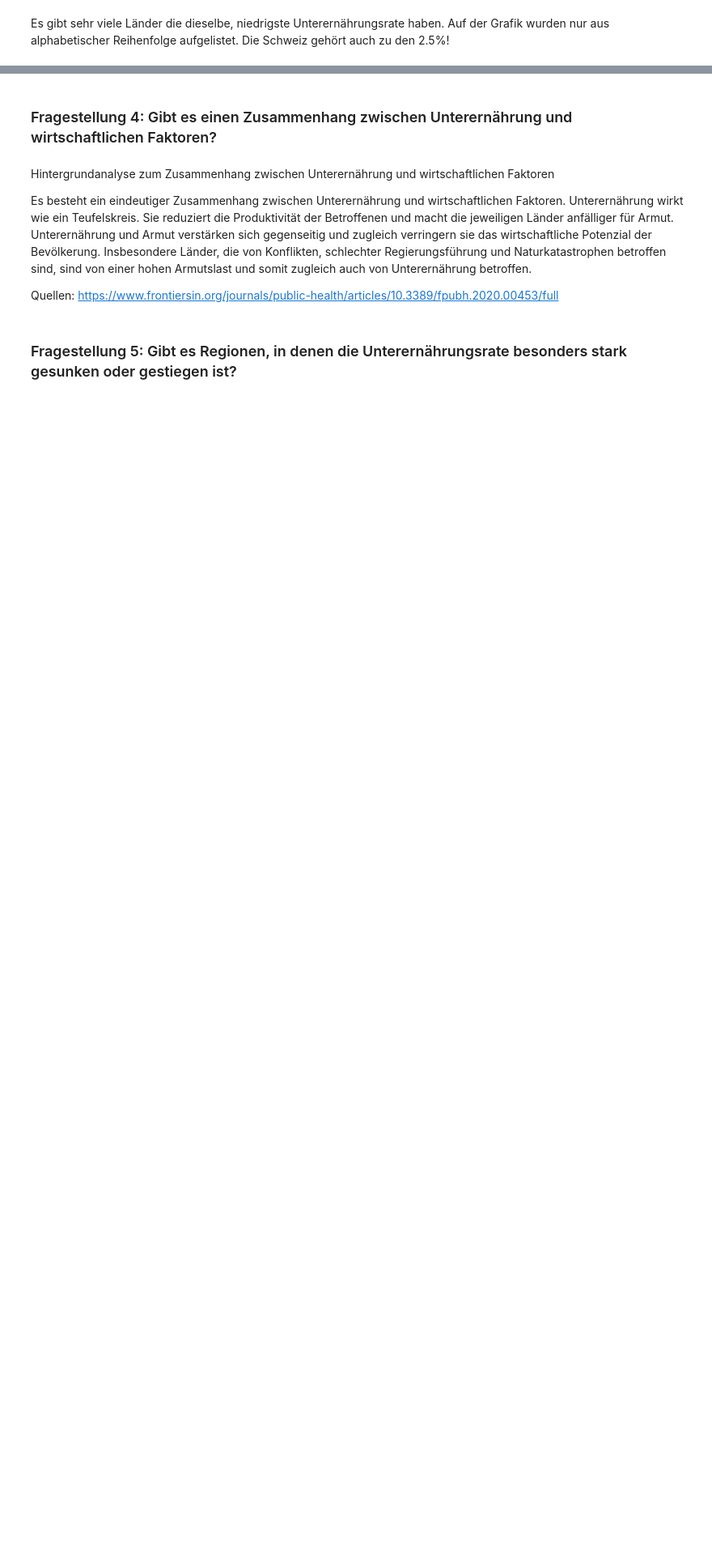
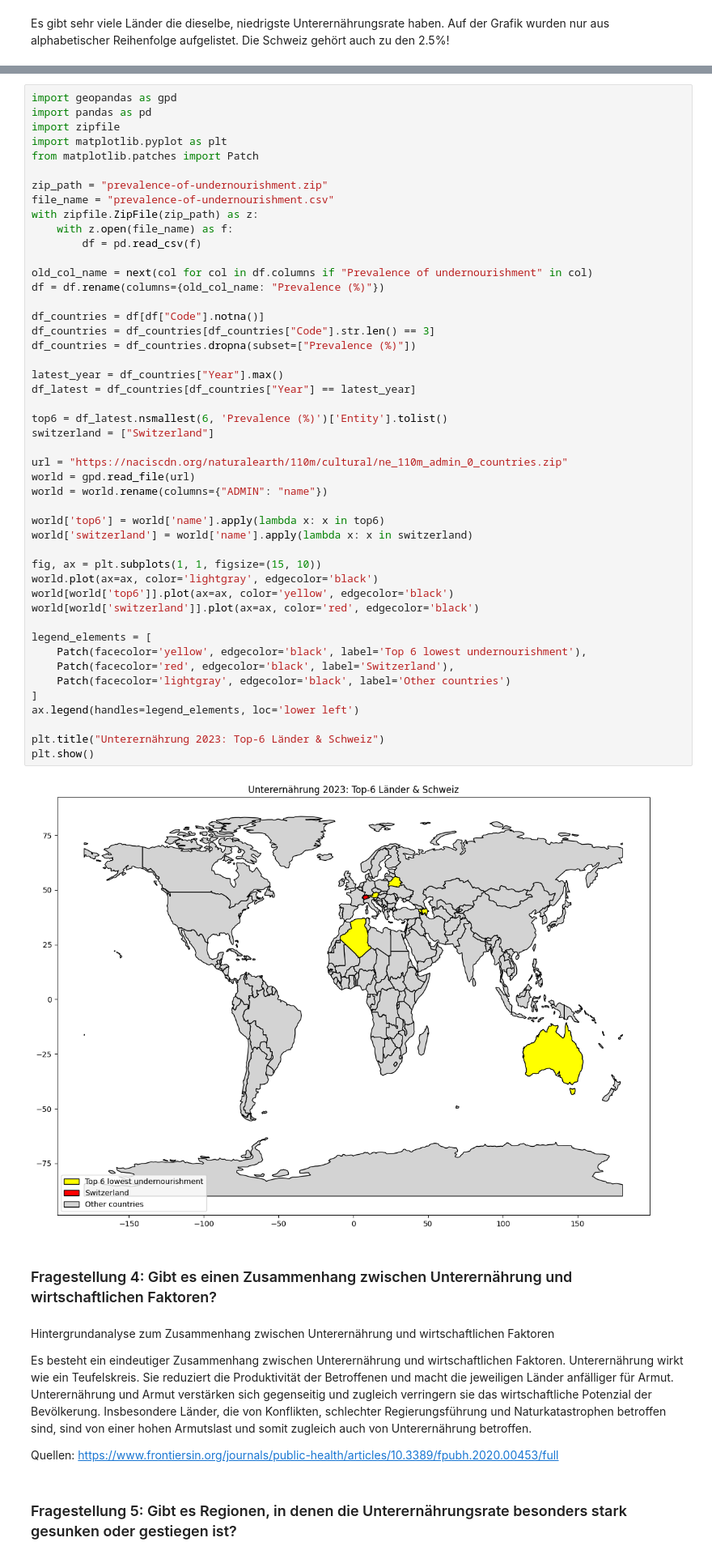
Before and after one commit to sahitero/Leisungsnachweis-2-Phyton-Sina-Eronita-Naomi, a Jupyter notebook: LN-2.ipynb, the cells around one changed output, grey strips where cells are left out. Shown at 81% size. Cells and saved outputs as stored; diff of their text form; blank space fills up the shorter version.

```diff
--- a/LN-2.ipynb
+++ b/LN-2.ipynb
@@ -1404,3 +1376,52 @@ plt.show()
+# %%
+import geopandas as gpd
+import pandas as pd
+import zipfile
+import matplotlib.pyplot as plt
+from matplotlib.patches import Patch
+
+zip_path = "prevalence-of-undernourishment.zip"
+file_name = "prevalence-of-undernourishment.csv"
+with zipfile.ZipFile(zip_path) as z:
+    with z.open(file_name) as f:
+        df = pd.read_csv(f)
+
+old_col_name = next(col for col in df.columns if "Prevalence of undernourishment" in col)
+df = df.rename(columns={old_col_name: "Prevalence (%)"})
+
+df_countries = df[df["Code"].notna()]
+df_countries = df_countries[df_countries["Code"].str.len() == 3]
+df_countries = df_countries.dropna(subset=["Prevalence (%)"])
+
+latest_year = df_countries["Year"].max()
+df_latest = df_countries[df_countries["Year"] == latest_year]
+
+top6 = df_latest.nsmallest(6, 'Prevalence (%)')['Entity'].tolist()
+switzerland = ["Switzerland"]
+
+url = "https://naciscdn.org/naturalearth/110m/cultural/ne_110m_admin_0_countries.zip"
+world = gpd.read_file(url)
+world = world.rename(columns={"ADMIN": "name"})
+
+world['top6'] = world['name'].apply(lambda x: x in top6)
+world['switzerland'] = world['name'].apply(lambda x: x in switzerland)
+
+fig, ax = plt.subplots(1, 1, figsize=(15, 10))
+world.plot(ax=ax, color='lightgray', edgecolor='black')
+world[world['top6']].plot(ax=ax, color='yellow', edgecolor='black')
+world[world['switzerland']].plot(ax=ax, color='red', edgecolor='black')
+
+legend_elements = [
+    Patch(facecolor='yellow', edgecolor='black', label='Top 6 lowest undernourishment'),
+    Patch(facecolor='red', edgecolor='black', label='Switzerland'),
+    Patch(facecolor='lightgray', edgecolor='black', label='Other countries')
+]
+ax.legend(handles=legend_elements, loc='lower left')
+
+plt.title("Unterernährung 2023: Top‑6 Länder & Schweiz")
+plt.show()
+# %% [output]
+[figure, added]
 # %% [markdown]
 ### Fragestellung 4: Gibt es einen Zusammenhang zwischen Unterernährung und wirtschaftlichen Faktoren?
 # %% [markdown]
```
Also changed, not shown: parts of 8 cells of this notebook.
